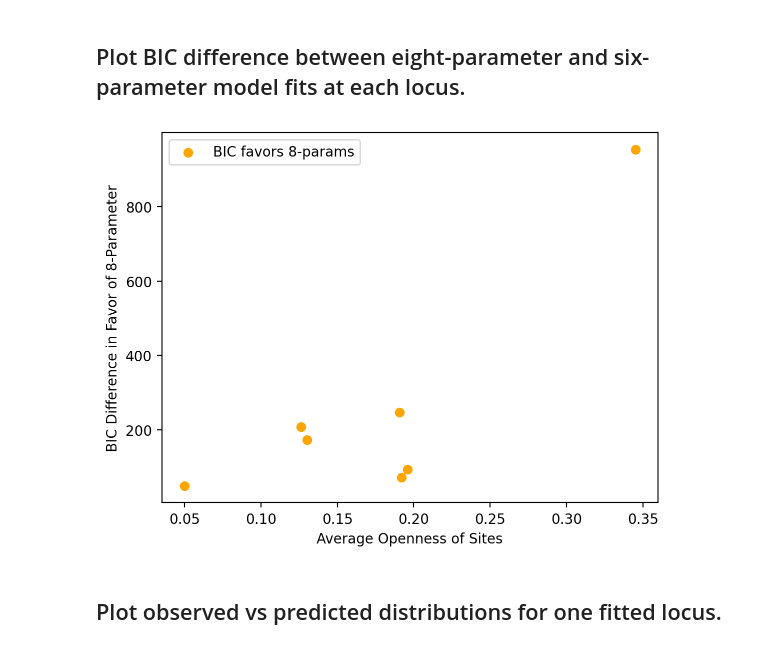
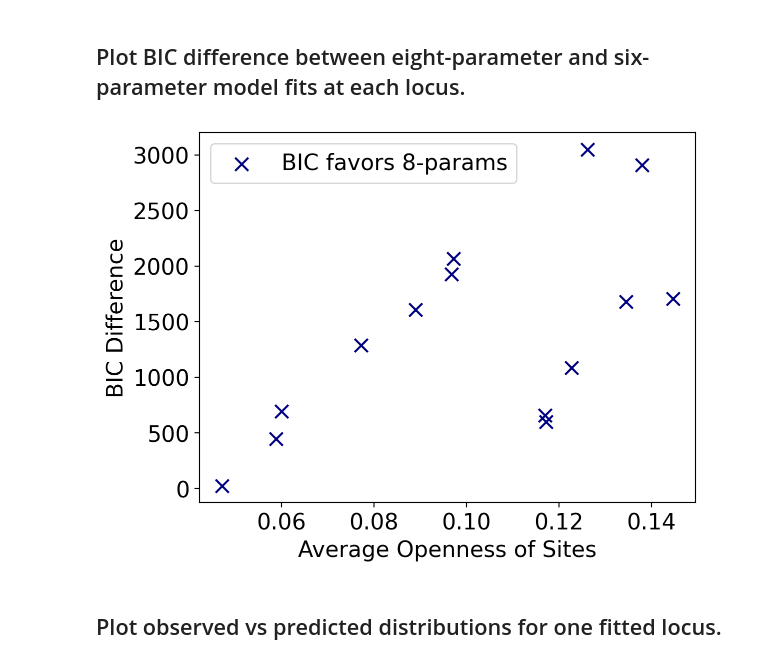
Before and after one commit to pachterlab/FGP_2023, a Jupyter notebook: BIC_analysis.ipynb, the cells around one changed output. Saved outputs shown, nothing was run; the diff lists cells and outputs as text; code cells hidden in the pictures.

```diff
--- a/BIC_analysis.ipynb
+++ b/BIC_analysis.ipynb
@@ -30,7 +29,7 @@ We use distribution information at pre-selected ATAC-seq loci. This information
 # %%
 ## Set dataset to the desired value to control which data is imported.
 # Choose 'PBMCs', 'mouse_cortex' or 'human_mouse'
-dataset = 'mouse_cortex'
+dataset = 'human_mouse'
 
 transcript_files = {'human_mouse': 'human_mouse_mixture/transcripts_hum_mouse_mixture.txt',
                     'mouse_cortex': 'mouse_cortex/transcripts.txt', 'PBMCs': 'PBMCs/transcripts.txt' }
@@ -151,3 +150,7 @@ def LL_8_param(params, obs_dist):
     analytic_dist = model_8_params(params)
 
     return LL(obs_dist, analytic_dist)
+# %%
+for key in loci_keys:
+  loc_string = df_transcripts.loc[key[0]]['location'].split('-')[0]+ '-' + df_transcripts.loc[key[-1]]['location'].split('-')[1]
+  print(loc_string, key, loci_keys.index(key))
@@ -191,42 +223,47 @@ for key in loci_keys:
 # %%
 ## Plot BIC preference for model with site-site correlations, as in figure 4 of the main text.
 
-color1 = 'blue'
-color2 = 'orange'
+color1 = 'magenta'
+color2 = 'navy'
 
 locations, BIC_diffs, av_means = [], [], []
 for key in results.keys():
 
     # Find chromosomal location of this 6-site locus.
     loc_string = df_transcripts.loc[key[0]]['location'].split('-')[0]+ '-' + df_transcripts.loc[key[-1]]['location'].split('-')[1]
 
     locations += [loc_string]
     BIC_diffs += [results[key]['BIC_6'] - results[key]['BIC_8']]
     av_means += [results[key]['av_mean']]
 
 # Color based on which model is prefered.
 colors = [color1*(i<0)+color2*(i>0) for i in BIC_diffs]
 
 fig, ax = plt.subplots()
 # plt.yscale('log')
-# ax.scatter(av_means, BIC_diffs, c=colors)
+
+fontsize=16
 labels = {color2: 'BIC favors 8-params', color1: 'BIC favors 6-params'}
 for g in np.unique(colors):
     i = np.where(np.array(colors) == g)
-    ax.scatter(np.array(av_means)[i], np.array(BIC_diffs)[i], label=labels[g], color=g)
+    ax.scatter(np.array(av_means)[i], np.array(BIC_diffs)[i], label=labels[g], color=g, marker='x', s=90)
 # ax.yscale('log')
 # plt.title('BIC Preference for Inclusion of Extra Parameters \n vs Average Site Openness')
-plt.ylabel('BIC Difference in Favor of 8-Parameter')
-plt.xlabel('Average Openness of Sites')
+plt.ylabel('BIC Difference', fontsize=fontsize)
+plt.xlabel('Average Openness of Sites', fontsize=fontsize)
+plt.yticks(fontsize=fontsize)
+plt.xticks(fontsize=fontsize)
+from matplotlib.ticker import StrMethodFormatter
+ax.xaxis.set_major_formatter(StrMethodFormatter('{x:.2f}'))
 
 # # Uncomment to label the locations for each comparison.
 # for i, txt in enumerate(locations):
 #     ax.annotate(txt, (av_means[i], BIC_diffs[i]))
 
-plt.legend()
+plt.legend(fontsize=fontsize)
 plt.show()
 # %% [output]
-[figure, old version]
+[figure, new version]
 # %% [markdown]
 ## Plot observed vs predicted distributions for one fitted locus.
 # %%
```
Also changed, not shown: parts of 4 cells of this notebook.
